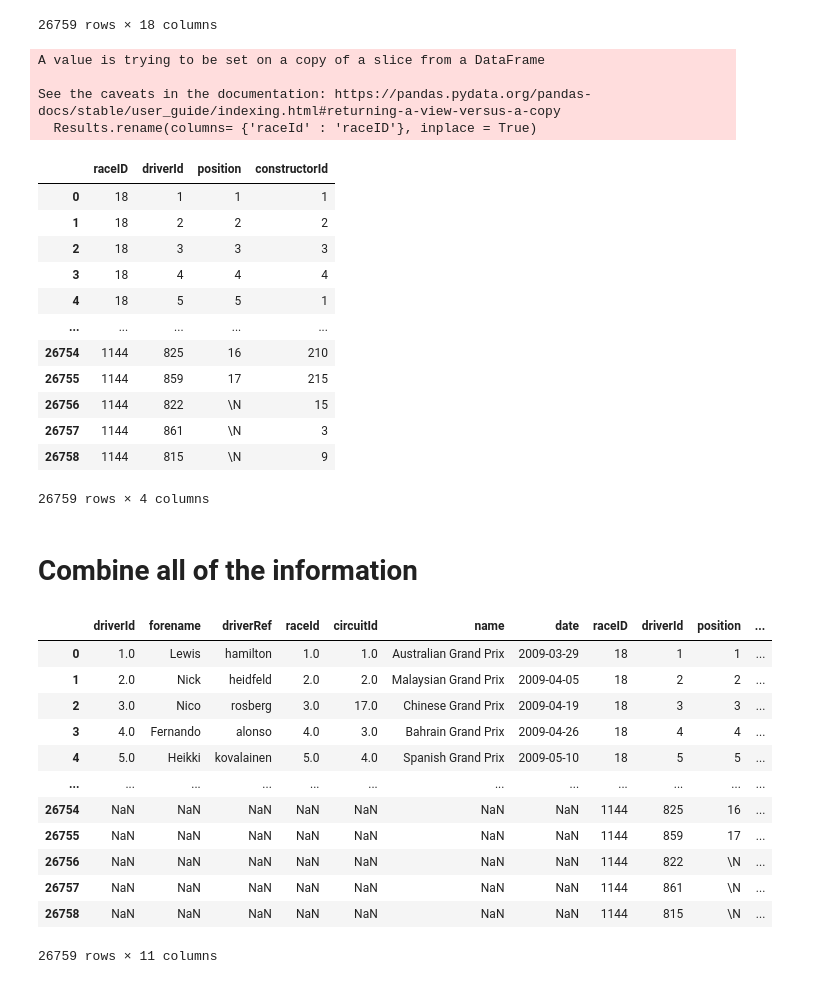
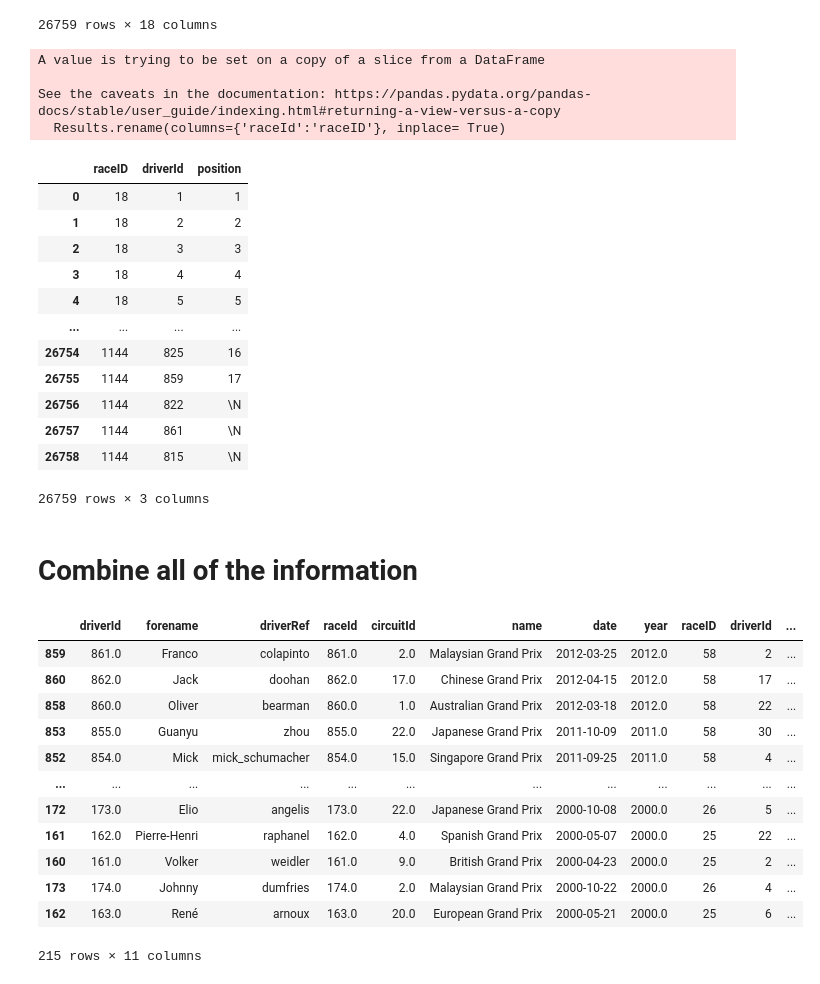
Before and after one commit to ThalesMelo1/Analyses-F1-2024, a Jupyter notebook: Desafios/F1/Formula.ipynb, the cells around one changed output. Saved outputs shown, nothing was run; the diff lists cells and outputs as text; code cells hidden in the pictures.

```diff
--- a/Desafios/F1/Formula.ipynb
+++ b/Desafios/F1/Formula.ipynb
@@ -66,4 +72,8 @@ RacesDF
 # %%
-Races = RacesDF[['raceId', 'circuitId', 'name', 'date']].sort_values(by='date', ascending = False)
-Races
+Races = RacesDF[['raceId', 'circuitId', 'name', 'date', 'year']].sort_values(by='date', ascending = False)
+Races1 = Races[(Races['raceId'] >= 1) & (Races['raceId'] <= 174)]
+Races2 = Races[(Races['raceId'] >= 337) & (Races['raceId'] <= 355)]
+Races3 = Races[(Races['raceId'] >= 841) & (Races['raceId'] <= 1124)]
+RaceOrganizada = pd.concat([Races3, Races2, Races1])
+RaceOrganizada
 # %% [output]
@@ -99,44 +128,46 @@ ResultsDF
 | 26758 | 26764 | 1144 | 815 | 9 | 11 | 10 | \N | R | 20 | ... |
 26759 rows × 18 columns
 # %%
-Results = ResultsDF[['raceId', 'driverId', 'position', 'constructorId']]
-Results.rename(columns= {'raceId' : 'raceID'}, inplace = True)
+Results = ResultsDF[['raceId', 'driverId', 'position']]
+Results.rename(columns={'raceId':'raceID'}, inplace= True)
 Results
 # %% [output]
 A value is trying to be set on a copy of a slice from a DataFrame
 
 See the caveats in the documentation: https://pandas.pydata.org/pandas-docs/stable/user_guide/indexing.html#returning-a-view-versus-a-copy
-  Results.rename(columns= {'raceId' : 'raceID'}, inplace = True)
+  Results.rename(columns={'raceId':'raceID'}, inplace= True)
-|  | raceID | driverId | position | constructorId |
-| 0 | 18 | 1 | 1 | 1 |
-| 1 | 18 | 2 | 2 | 2 |
-| 2 | 18 | 3 | 3 | 3 |
-| 3 | 18 | 4 | 4 | 4 |
-| 4 | 18 | 5 | 5 | 1 |
-| ... | ... | ... | ... | ... |
-| 26754 | 1144 | 825 | 16 | 210 |
-| 26755 | 1144 | 859 | 17 | 215 |
-| 26756 | 1144 | 822 | \N | 15 |
-| 26757 | 1144 | 861 | \N | 3 |
-| 26758 | 1144 | 815 | \N | 9 |
+|  | raceID | driverId | position |
+| 0 | 18 | 1 | 1 |
+| 1 | 18 | 2 | 2 |
+| 2 | 18 | 3 | 3 |
+| 3 | 18 | 4 | 4 |
+| 4 | 18 | 5 | 5 |
+| ... | ... | ... | ... |
+| 26754 | 1144 | 825 | 16 |
+| 26755 | 1144 | 859 | 17 |
+| 26756 | 1144 | 822 | \N |
+| 26757 | 1144 | 861 | \N |
+| 26758 | 1144 | 815 | \N |
-26759 rows × 4 columns
+26759 rows × 3 columns
 # %% [markdown]
 # Combine all of the information
 # %%
-All = pd.concat([Drivers, Races, Results], axis=1)
+All = pd.concat([Drivers, RaceOrganizada, Results], axis=1)
+All = All.sort_values(by = 'year', ascending=False)
 # %%
-All
+Allcopy = All.dropna()
+Allcopy
 # %% [output]
-|  | driverId | forename | driverRef | raceId | circuitId | name | date | raceID | driverId | position | ... |
-| 0 | 1.0 | Lewis | hamilton | 1.0 | 1.0 | Australian Grand Prix | 2009-03-29 | 18 | 1 | 1 | ... |
-| 1 | 2.0 | Nick | heidfeld | 2.0 | 2.0 | Malaysian Grand Prix | 2009-04-05 | 18 | 2 | 2 | ... |
-| 2 | 3.0 | Nico | rosberg | 3.0 | 17.0 | Chinese Grand Prix | 2009-04-19 | 18 | 3 | 3 | ... |
-| 3 | 4.0 | Fernando | alonso | 4.0 | 3.0 | Bahrain Grand Prix | 2009-04-26 | 18 | 4 | 4 | ... |
-| 4 | 5.0 | Heikki | kovalainen | 5.0 | 4.0 | Spanish Grand Prix | 2009-05-10 | 18 | 5 | 5 | ... |
+|  | driverId | forename | driverRef | raceId | circuitId | name | date | year | raceID | driverId | ... |
+| 859 | 861.0 | Franco | colapinto | 861.0 | 2.0 | Malaysian Grand Prix | 2012-03-25 | 2012.0 | 58 | 2 | ... |
+| 860 | 862.0 | Jack | doohan | 862.0 | 17.0 | Chinese Grand Prix | 2012-04-15 | 2012.0 | 58 | 17 | ... |
+| 858 | 860.0 | Oliver | bearman | 860.0 | 1.0 | Australian Grand Prix | 2012-03-18 | 2012.0 | 58 | 22 | ... |
+| 853 | 855.0 | Guanyu | zhou | 855.0 | 22.0 | Japanese Grand Prix | 2011-10-09 | 2011.0 | 58 | 30 | ... |
+| 852 | 854.0 | Mick | mick_schumacher | 854.0 | 15.0 | Singapore Grand Prix | 2011-09-25 | 2011.0 | 58 | 4 | ... |
 | ... | ... | ... | ... | ... | ... | ... | ... | ... | ... | ... | ... |
-| 26754 | NaN | NaN | NaN | NaN | NaN | NaN | NaN | 1144 | 825 | 16 | ... |
-| 26755 | NaN | NaN | NaN | NaN | NaN | NaN | NaN | 1144 | 859 | 17 | ... |
-| 26756 | NaN | NaN | NaN | NaN | NaN | NaN | NaN | 1144 | 822 | \N | ... |
-| 26757 | NaN | NaN | NaN | NaN | NaN | NaN | NaN | 1144 | 861 | \N | ... |
-| 26758 | NaN | NaN | NaN | NaN | NaN | NaN | NaN | 1144 | 815 | \N | ... |
+| 172 | 173.0 | Elio | angelis | 173.0 | 22.0 | Japanese Grand Prix | 2000-10-08 | 2000.0 | 26 | 5 | ... |
+| 161 | 162.0 | Pierre-Henri | raphanel | 162.0 | 4.0 | Spanish Grand Prix | 2000-05-07 | 2000.0 | 25 | 22 | ... |
+| 160 | 161.0 | Volker | weidler | 161.0 | 9.0 | British Grand Prix | 2000-04-23 | 2000.0 | 25 | 2 | ... |
+| 173 | 174.0 | Johnny | dumfries | 174.0 | 2.0 | Malaysian Grand Prix | 2000-10-22 | 2000.0 | 26 | 4 | ... |
+| 162 | 163.0 | René | arnoux | 163.0 | 20.0 | European Grand Prix | 2000-05-21 | 2000.0 | 25 | 6 | ... |
-26759 rows × 11 columns
+215 rows × 11 columns
```
Also changed, not shown: parts of 5 cells of this notebook.
